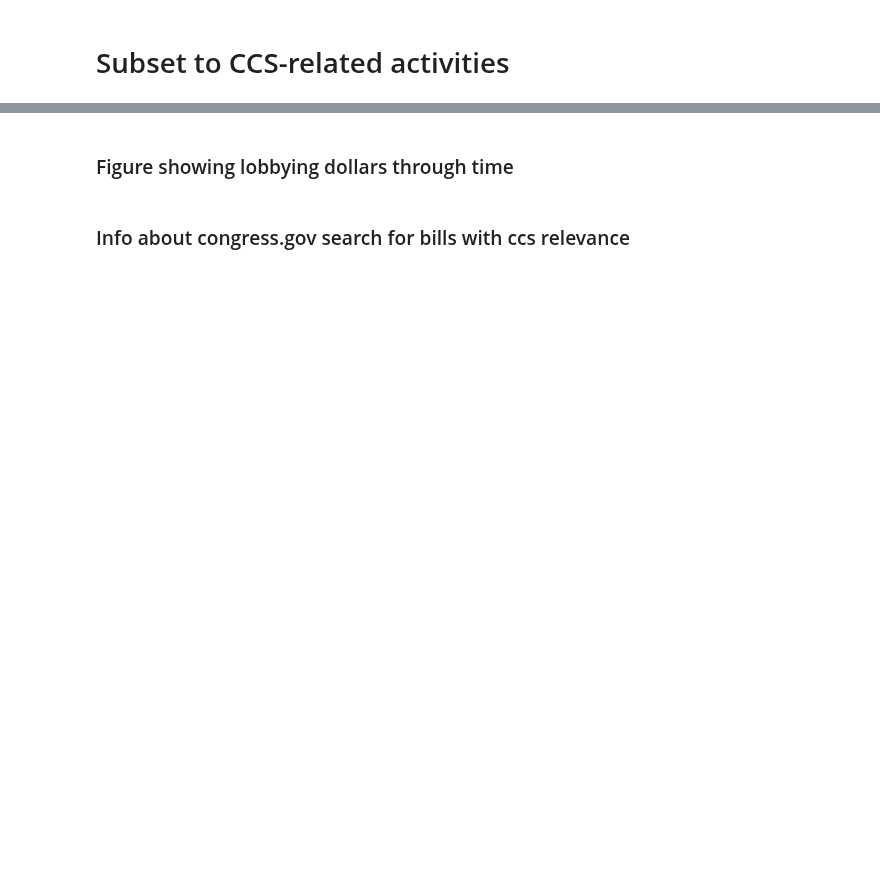
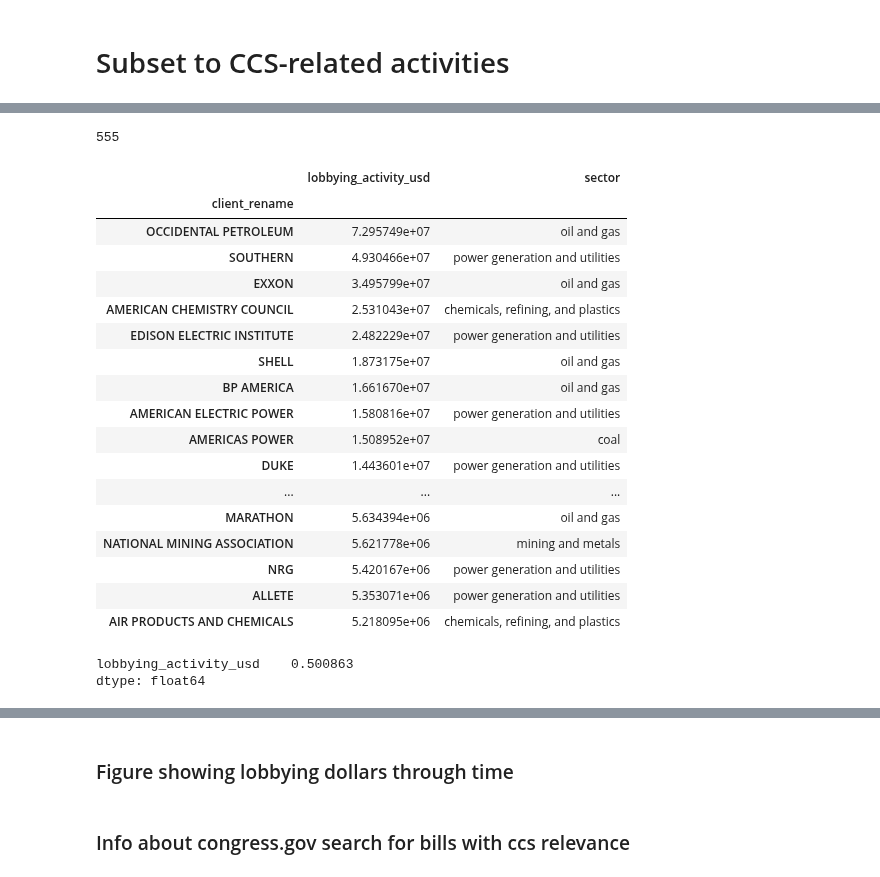
Before and after one commit to lindseygulden/leg-up, a Jupyter notebook: projects/lobbying/lobbying.ipynb, the cells around one changed output, grey strips where cells are left out. Saved outputs shown, nothing was run; the diff lists cells and outputs as text; code cells hidden in the pictures; blank space fills up the shorter version.

```diff
--- a/projects/lobbying/lobbying.ipynb
+++ b/projects/lobbying/lobbying.ipynb
@@ -430,3 +417,8 @@ for c in not_assigned:
+# %%
+for c in not_assigned:
+    original_names = ccs_df.loc[ccs_df.client_rename == c].client_name.unique()
+    for n in original_names:
+        print(f"{n}: {c}")
 # %%
 sectors_dict = yaml_to_dict(
     "/Users/lindseygulden/dev/leg-up-private/projects/lobbying/sectors.yml"
@@ -719,0 +992,55 @@ df[["sector", "lobbyist_apportioned_usd", "activity_apportioned_usd"]].loc[
+# %%
+cleaned_df[["client_rename", "lobbying_activity_usd"]].loc[
+    cleaned_df.very_likely_ccs == 1
+].client_rename.nunique()
+# %% [output]
+555
+# %%
+cleaned_df[
+    [
+        "client_rename",
+        "sector",
+        "lobbying_activity_usd",
+    ]
+].loc[
+    (cleaned_df.very_likely_ccs == 1)
+].groupby(["client_rename"]).agg(
+    {
+        "lobbying_activity_usd": sum,
+        "sector": "first",
+    }
+).sort_values(
+    by="lobbying_activity_usd", ascending=False
+).head(
+    28
+)
+# %% [output]
+|  | lobbying_activity_usd | sector |
+| client_rename |  |  |
+| OCCIDENTAL PETROLEUM | 7.295749e+07 | oil and gas |
+| SOUTHERN | 4.930466e+07 | power generation and utilities |
+| EXXON | 3.495799e+07 | oil and gas |
+| AMERICAN CHEMISTRY COUNCIL | 2.531043e+07 | chemicals, refining, and plastics |
+| EDISON ELECTRIC INSTITUTE | 2.482229e+07 | power generation and utilities |
+| SHELL | 1.873175e+07 | oil and gas |
+| BP AMERICA | 1.661670e+07 | oil and gas |
+| AMERICAN ELECTRIC POWER | 1.580816e+07 | power generation and utilities |
+| AMERICAS POWER | 1.508952e+07 | coal |
+| DUKE | 1.443601e+07 | power generation and utilities |
+| ... | ... | ... |
+| MARATHON | 5.634394e+06 | oil and gas |
+| NATIONAL MINING ASSOCIATION | 5.621778e+06 | mining and metals |
+| NRG | 5.420167e+06 | power generation and utilities |
+| ALLETE | 5.353071e+06 | power generation and utilities |
+| AIR PRODUCTS AND CHEMICALS | 5.218095e+06 | chemicals, refining, and plastics |
+# %%
+cleaned_df[["client_rename", "lobbying_activity_usd"]].loc[
+    df.very_likely_ccs == 1
+].groupby(["client_rename"]).sum().sort_values(
+    by="lobbying_activity_usd", ascending=False
+).head(
+    16
+).sum() / 7.090964e08
+# %% [output]
+lobbying_activity_usd    0.500863
+dtype: float64
```
Also changed, not shown: parts of 72 cells of this notebook, 12 other files.
